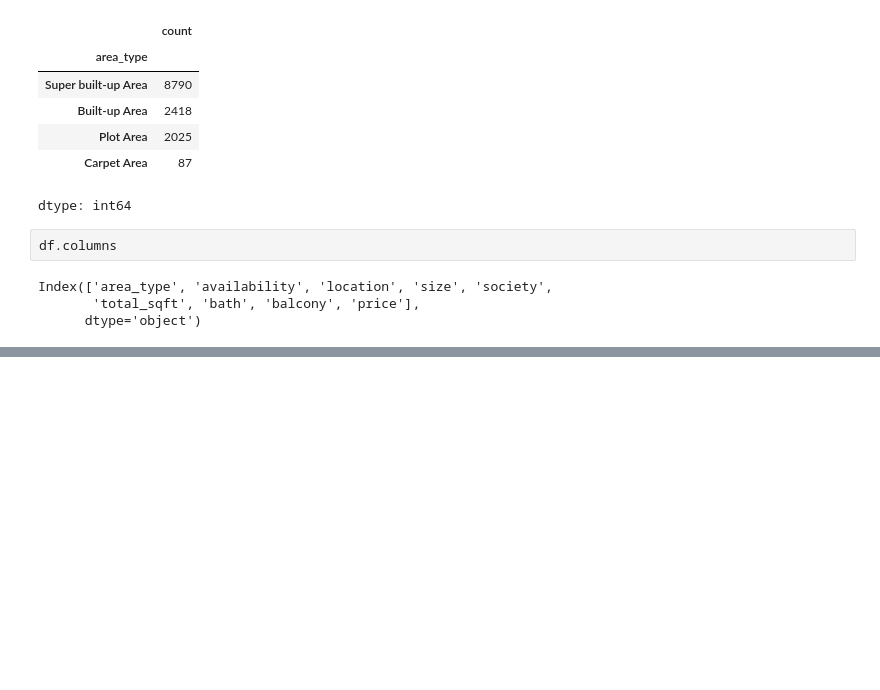
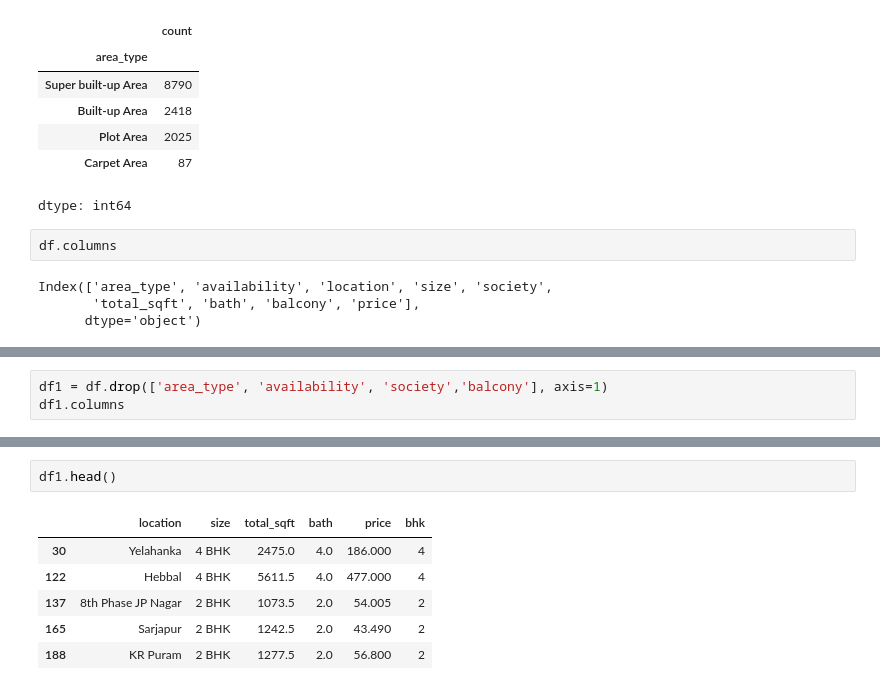
Before and after one commit to S-MANU/practice-work, a Jupyter notebook: working_project_on_real_estate.ipynb, the cells around one changed output, grey strips where cells are left out. Drawn from its saved outputs; the diff is of its cells as text; blank space fills up the shorter version.

```diff
--- a/working_project_on_real_estate.ipynb
+++ b/working_project_on_real_estate.ipynb
@@ -53,0 +61,3 @@ Index(['area_type', 'availability', 'location', 'size', 'society',
+# %%
+df1 = df.drop(['area_type', 'availability', 'society','balcony'], axis=1)
+df1.columns
@@ -53,0 +102,9 @@ Index(['area_type', 'availability', 'location', 'size', 'society',
+# %%
+df1.head()
+# %% [output]
+|  | location | size | total_sqft | bath | price | bhk |
+| 30 | Yelahanka | 4 BHK | 2475.0 | 4.0 | 186.000 | 4 |
+| 122 | Hebbal | 4 BHK | 5611.5 | 4.0 | 477.000 | 4 |
+| 137 | 8th Phase JP Nagar | 2 BHK | 1073.5 | 2.0 | 54.005 | 2 |
+| 165 | Sarjapur | 2 BHK | 1242.5 | 2.0 | 43.490 | 2 |
+| 188 | KR Puram | 2 BHK | 1277.5 | 2.0 | 56.800 | 2 |
```
Also changed, not shown: parts of 18 cells of this notebook.
